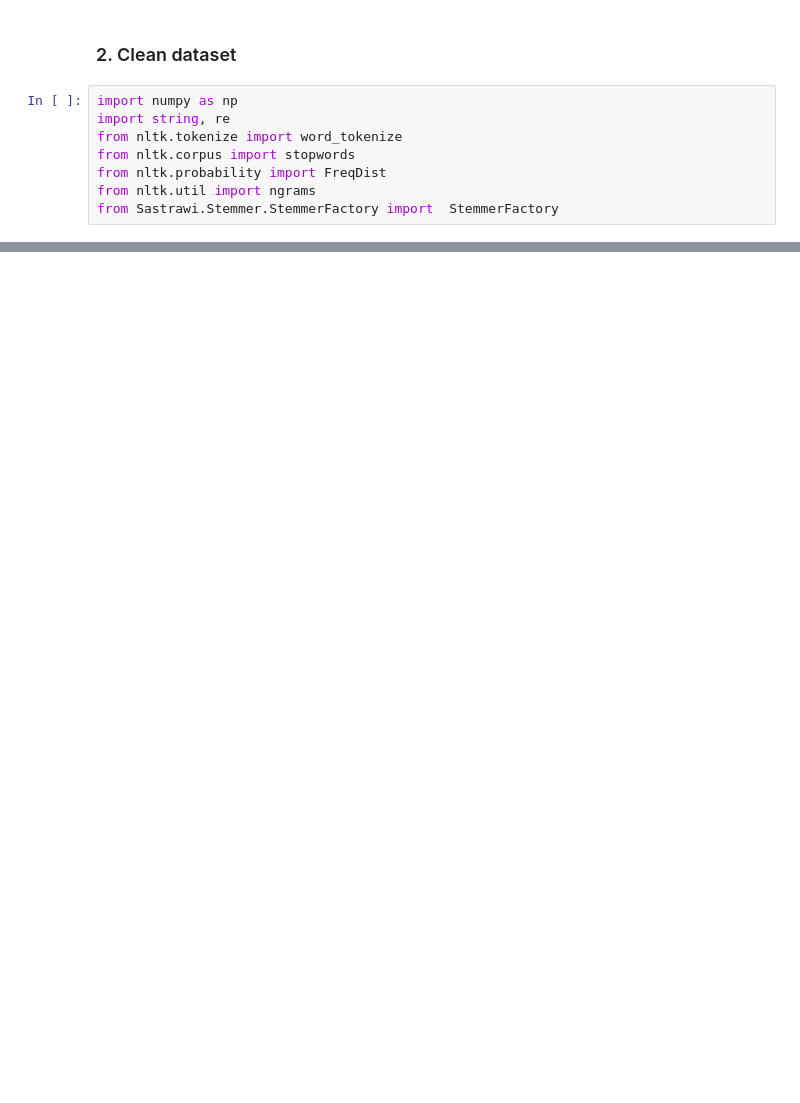
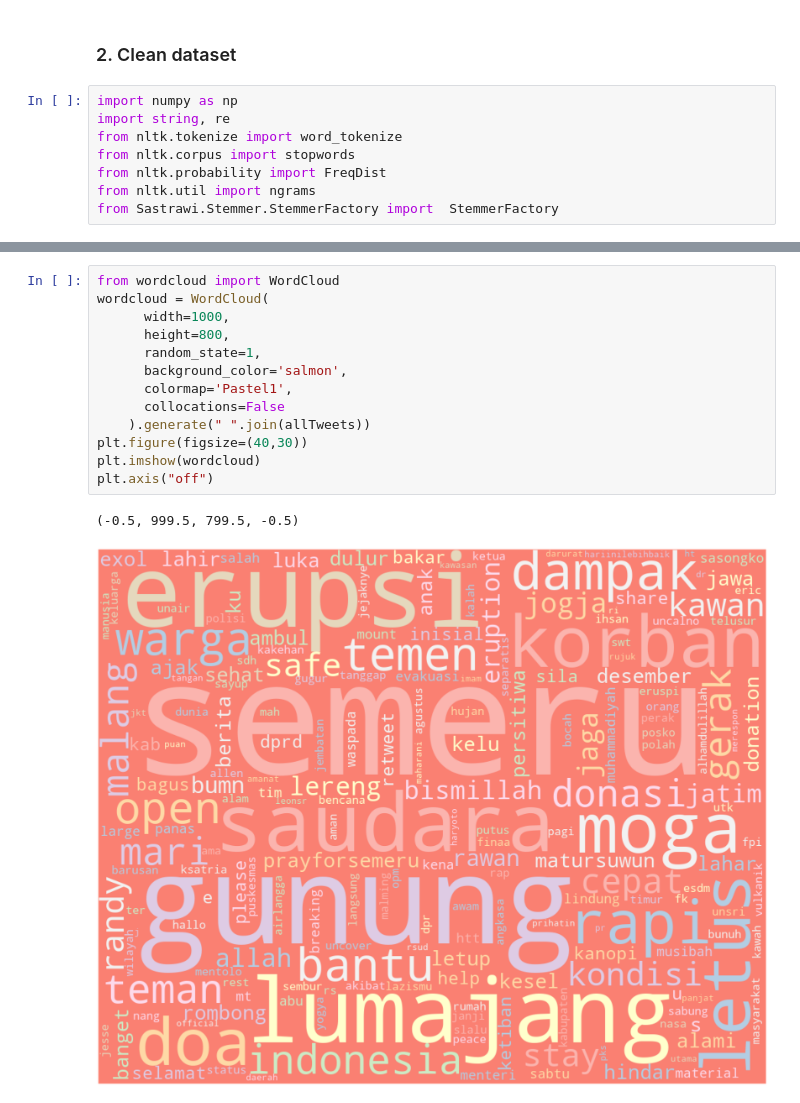
Before and after one commit to mraditya89/data_sains_course, a Jupyter notebook: sandbox/w7d6_practice_1.ipynb, the cells around one changed output, grey strips where cells are left out. Cells and saved outputs as stored; diff of their text form; blank space fills up the shorter version.

Commit message:
add wordcloud

```diff
--- a/sandbox/w7d6_practice_1.ipynb
+++ b/sandbox/w7d6_practice_1.ipynb
@@ -155 +155,17 @@ print(result)
 dtype: int64
+# %%
+from wordcloud import WordCloud
+wordcloud = WordCloud(
+      width=1000,
+      height=800,
+      random_state=1,
+      background_color='salmon',
+      colormap='Pastel1',
+      collocations=False
+    ).generate(" ".join(allTweets))
+plt.figure(figsize=(40,30))
+plt.imshow(wordcloud)
+plt.axis("off")
+# %% [output]
+(-0.5, 999.5, 799.5, -0.5)
+[figure, added]
```
Also changed, not shown: parts of 7 cells of this notebook.
